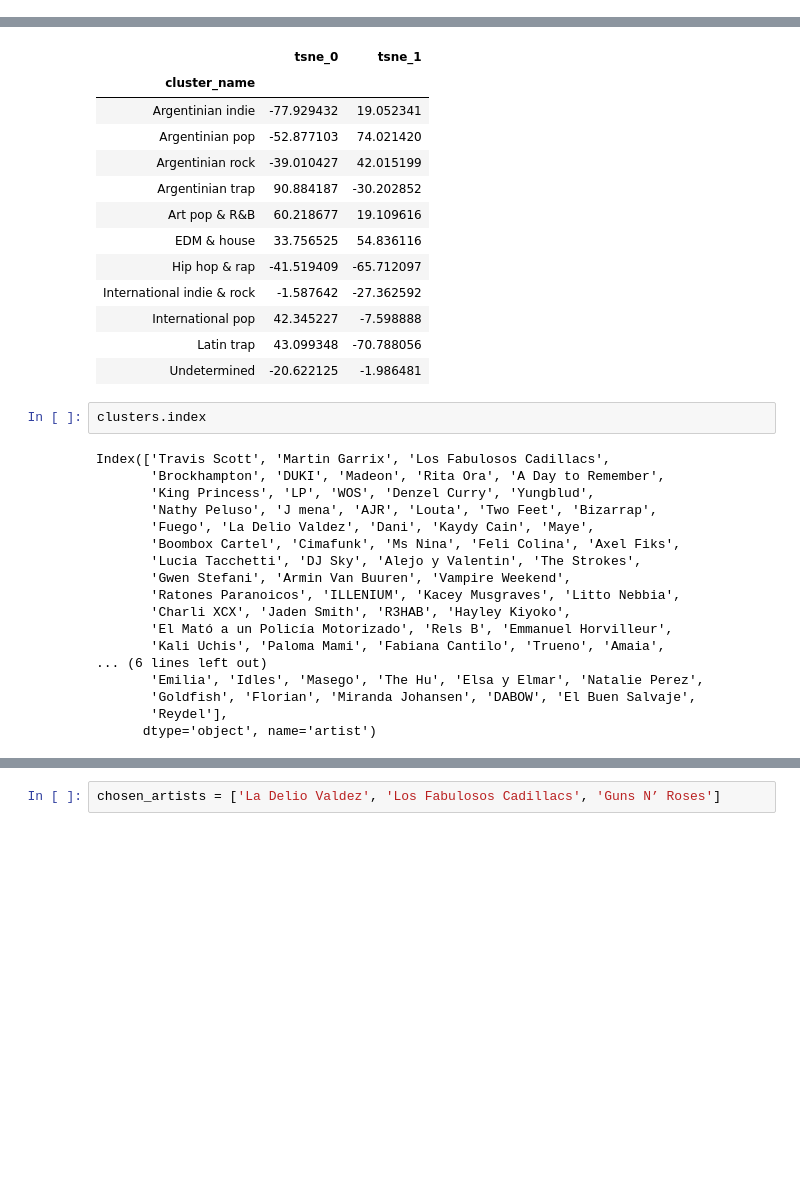
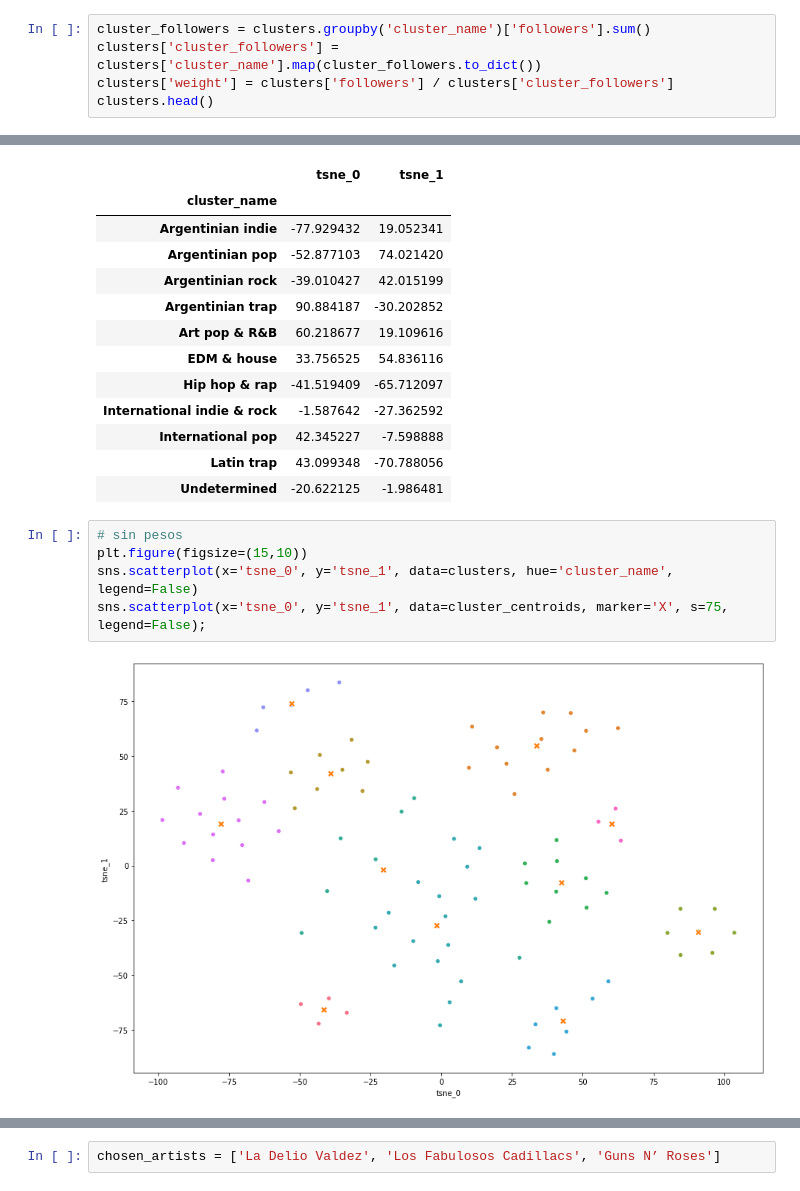
Before and after one commit to martinsoko/recopalooza, a Jupyter notebook: Recommendation system.ipynb, the cells around one changed output, grey strips where cells are left out. Cells and saved outputs as stored; diff of their text form; blank space fills up the shorter version.

```diff
--- a/Recommendation system.ipynb
+++ b/Recommendation system.ipynb
@@ -22,0 +16,5 @@ clusters
+# %%
+cluster_followers = clusters.groupby('cluster_name')['followers'].sum()
+clusters['cluster_followers'] = clusters['cluster_name'].map(cluster_followers.to_dict())
+clusters['weight'] = clusters['followers'] / clusters['cluster_followers']
+clusters.head()
@@ -37,23 +47,10 @@ cluster_centroids
 | International pop | 42.345227 | -7.598888 |
 | Latin trap | 43.099348 | -70.788056 |
 | Undetermined | -20.622125 | -1.986481 |
-# %%
-clusters.index
-# %% [output]
-Index(['Travis Scott', 'Martin Garrix', 'Los Fabulosos Cadillacs',
-       'Brockhampton', 'DUKI', 'Madeon', 'Rita Ora', 'A Day to Remember',
-       'King Princess', 'LP', 'WOS', 'Denzel Curry', 'Yungblud',
-       'Nathy Peluso', 'J mena', 'AJR', 'Louta', 'Two Feet', 'Bizarrap',
-       'Fuego', 'La Delio Valdez', 'Dani', 'Kaydy Cain', 'Maye',
-       'Boombox Cartel', 'Cimafunk', 'Ms Nina', 'Feli Colina', 'Axel Fiks',
-       'Lucia Tacchetti', 'DJ Sky', 'Alejo y Valentin', 'The Strokes',
-       'Gwen Stefani', 'Armin Van Buuren', 'Vampire Weekend',
-       'Ratones Paranoicos', 'ILLENIUM', 'Kacey Musgraves', 'Litto Nebbia',
-       'Charli XCX', 'Jaden Smith', 'R3HAB', 'Hayley Kiyoko',
-       'El Mató a un Policía Motorizado', 'Rels B', 'Emmanuel Horvilleur',
-       'Kali Uchis', 'Paloma Mami', 'Fabiana Cantilo', 'Trueno', 'Amaia',
-... (6 lines left out)
-       'Emilia', 'Idles', 'Masego', 'The Hu', 'Elsa y Elmar', 'Natalie Perez',
-       'Goldfish', 'Florian', 'Miranda Johansen', 'DABOW', 'El Buen Salvaje',
-       'Reydel'],
-      dtype='object', name='artist')
+# %%
+# sin pesos
+plt.figure(figsize=(15,10))
+sns.scatterplot(x='tsne_0', y='tsne_1', data=clusters, hue='cluster_name', legend=False)
+sns.scatterplot(x='tsne_0', y='tsne_1', data=cluster_centroids, marker='X', s=75, legend=False);
+# %% [output]
+[figure, added]
```
Also changed, not shown: parts of 41 cells of this notebook, 2 other files.
